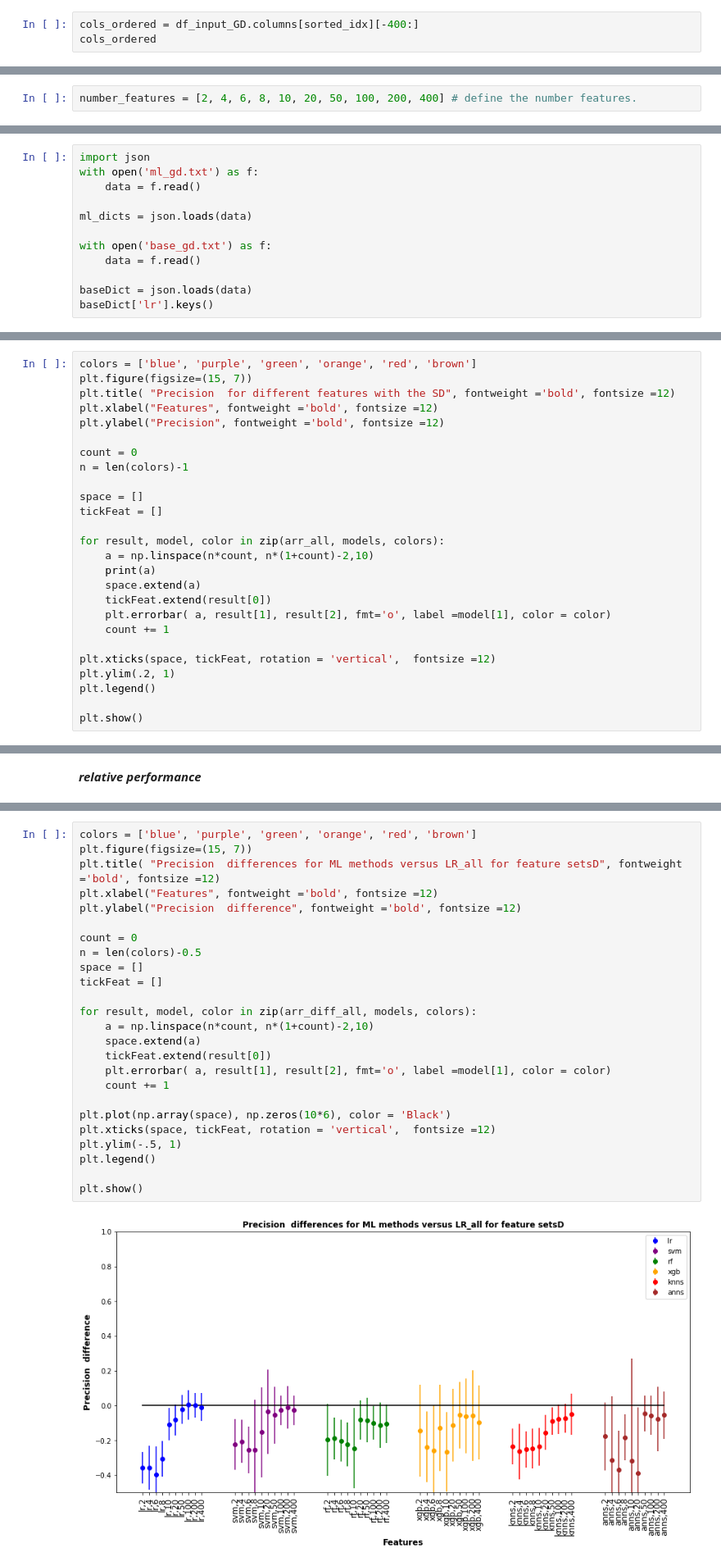
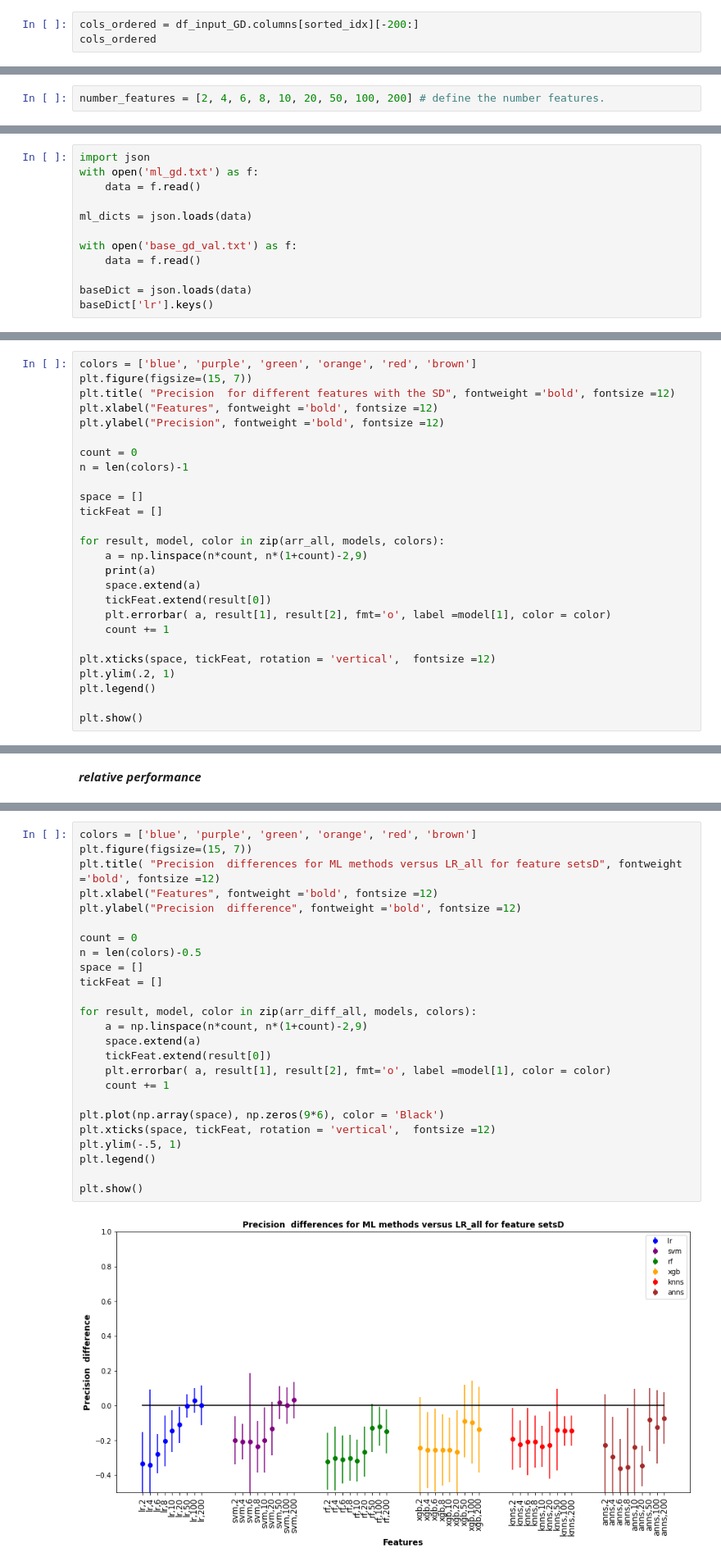
Before and after one commit to eahussein/apple_classification, a Jupyter notebook: gd/tutorial4_gd.ipynb, the cells around one changed output, grey strips where cells are left out. Shown at 82% size. Drawn from its saved outputs; the diff is of its cells as text.

```diff
--- a/gd/tutorial4_gd.ipynb
+++ b/gd/tutorial4_gd.ipynb
@@ -51,6 +53,6 @@ print(sorted_idx[-10:])
 # %% [output]
 [ 15 205 144 153  71 180 157  60  43  86]
 # %%
-cols_ordered = df_input_GD.columns[sorted_idx][-400:]
+cols_ordered = df_input_GD.columns[sorted_idx][-200:]
 cols_ordered
 # %% [output]
@@ -65,7 +67,7 @@ Index([1018.719,  883.052, 1229.322,   989.18,  919.703, 2450.511, 1663.015,
 # %% [markdown]
 <b><i> prepare diffrint feature set sizes </i></b>
 # %%
-number_features = [2, 4, 6, 8, 10, 20, 50, 100, 200, 400] # define the number features.
+number_features = [2, 4, 6, 8, 10, 20, 50, 100, 200] # define the number features.
 # %% [markdown]
 ---
 # %% [markdown]
@@ -219,7 +222,7 @@ with open('ml_gd.txt') as f:
 
 ml_dicts = json.loads(data)
 
-with open('base_gd.txt') as f:
+with open('base_gd_val.txt') as f:
     data = f.read()
 
 baseDict = json.loads(data)
@@ -266,7 +269,7 @@ space = []
 tickFeat = []
 
 for result, model, color in zip(arr_all, models, colors):
-    a = np.linspace(n*count, n*(1+count)-2,10)
+    a = np.linspace(n*count, n*(1+count)-2,9)
     print(a)
     space.extend(a)
     tickFeat.extend(result[0])
@@ -313,27 +310,27 @@ for m, m_key in zip (models, ml_dicts.keys()):
 # %%
 colors = ['blue', 'purple', 'green', 'orange', 'red', 'brown']
 plt.figure(figsize=(15, 7))
 plt.title( "Precision  differences for ML methods versus LR_all for feature setsD", fontweight ='bold', fontsize =12)
 plt.xlabel("Features", fontweight ='bold', fontsize =12)
 plt.ylabel("Precision  difference", fontweight ='bold', fontsize =12)
 
 count = 0
 n = len(colors)-0.5
 space = []
 tickFeat = []
 
 for result, model, color in zip(arr_diff_all, models, colors):
-    a = np.linspace(n*count, n*(1+count)-2,10)
+    a = np.linspace(n*count, n*(1+count)-2,9)
     space.extend(a)
     tickFeat.extend(result[0])
     plt.errorbar( a, result[1], result[2], fmt='o', label =model[1], color = color)
     count += 1
 
-plt.plot(np.array(space), np.zeros(10*6), color = 'Black')
+plt.plot(np.array(space), np.zeros(9*6), color = 'Black')
 plt.xticks(space, tickFeat, rotation = 'vertical',  fontsize =12)
 plt.ylim(-.5, 1)
 plt.legend()
 
 plt.show()
 # %% [output]
-[figure, old version]
+[figure, new version]
```
Also changed, not shown: parts of 7 cells of this notebook, 19 other files.
